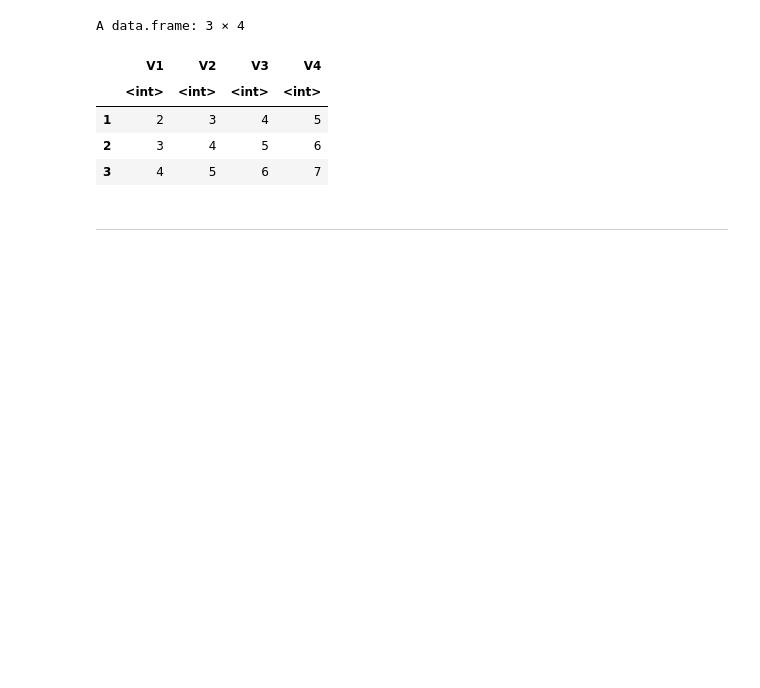
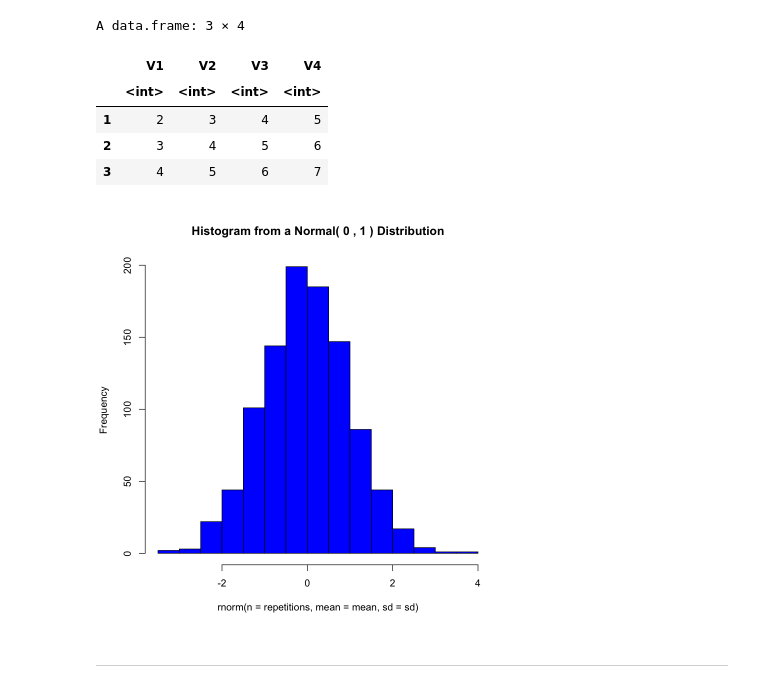
Before and after one commit to stat184-summer2023/a10-base-r-davefriedman01, a Jupyter notebook: A10.ipynb, the cells around one changed output. Drawn from its saved outputs; the diff is of its cells as text; code cells hidden in the pictures; blank space fills up the shorter version.

```diff
--- a/A10.ipynb
+++ b/A10.ipynb
@@ -239,5 +239,18 @@ A data.frame: 3 × 4
 | 1 | 2 | 3 | 4 | 5 |
 | 2 | 3 | 4 | 5 | 6 |
 | 3 | 4 | 5 | 6 | 7 |
+# %%
+set.seed(184)
+
+plotNormal <- function (repetitions, mean, sd) {
+  hist(
+    col  = 'blue',
+    main = paste('Histogram from a Normal(', mean, ',' , sd, ') Distribution'),
+    x    = rnorm(n = repetitions, mean = mean, sd = sd)
+  )
+}
+plotNormal(1000, 0, 1)
+# %% [output]
+[figure, added]
 # %% [markdown]
 ---
```
Also changed, not shown: 2 other files.
